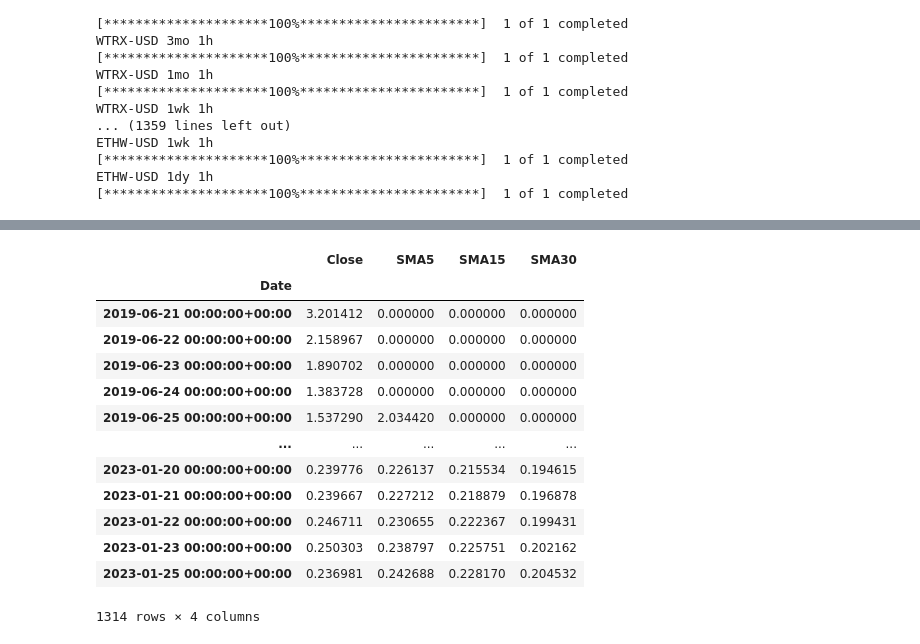
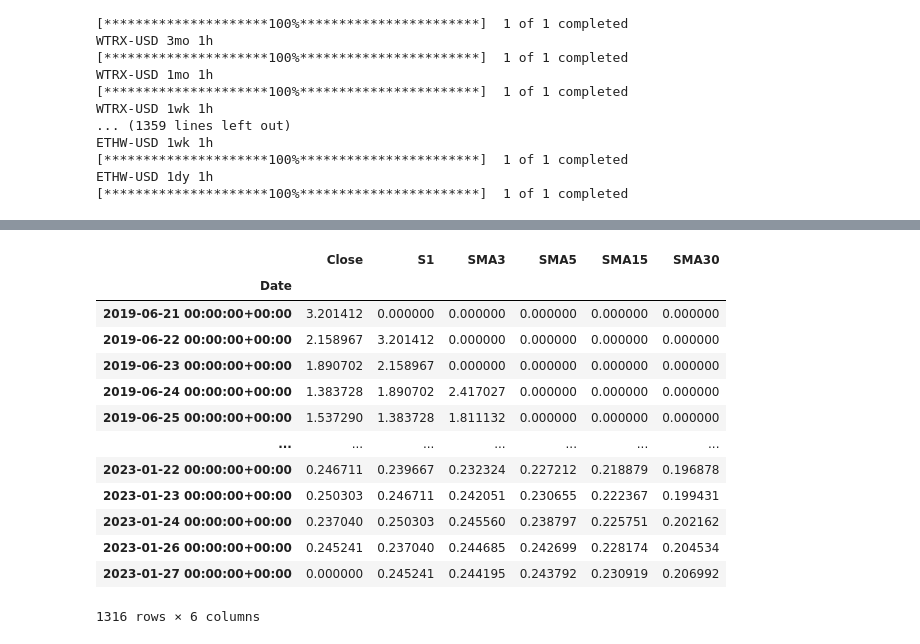
Before and after one commit to ozukun/Crypto_Project, a Jupyter notebook: Crypto_Main.ipynb, the cells around one changed output, grey strips where cells are left out. Cells and saved outputs as stored; diff of their text form; code cells hidden in the pictures.

```diff
--- a/Crypto_Main.ipynb
+++ b/Crypto_Main.ipynb
@@ -501,13 +473,23 @@ display(HTML(html))
 # %%
+from datetime import timedelta
 df_ALGO = pd.DataFrame(getRates('ALGO-USD',  '10y',  '1d'))
+date=df_ALGO.index[-1]+ timedelta(days=1)
+
+print(df_ALGO)
+
+df_ALGO.loc[date, :] = [0]
+
 
 print(df_ALGO.size)
 
-df_ALGO['SMA5'] = df_ALGO['Close'].rolling(5).mean()
-df_ALGO['SMA15'] = df_ALGO['Close'].rolling(15).mean()
-df_ALGO['SMA30'] = df_ALGO['Close'].rolling(30).mean()
+df_ALGO['S1'] = df_ALGO['Close'].shift(1)
+df_ALGO['SMA3'] = df_ALGO['Close'].rolling(3).mean().shift(1)
+df_ALGO['SMA5'] = df_ALGO['Close'].rolling(5).mean().shift(1)
+df_ALGO['SMA15'] = df_ALGO['Close'].rolling(15).mean().shift(1)
+df_ALGO['SMA30'] = df_ALGO['Close'].rolling(30).mean().shift(1)
 
-
+df_ALGO['S1'] = df_ALGO['S1'].fillna(0)
+df_ALGO['SMA3'] = df_ALGO['SMA3'].fillna(0)
 df_ALGO['SMA5'] = df_ALGO['SMA5'].fillna(0)
 df_ALGO['SMA15'] = df_ALGO['SMA15'].fillna(0)
 df_ALGO['SMA30'] = df_ALGO['SMA30'].fillna(0)
@@ -517,7 +499,7 @@ df_ALGO['SMA30'] = df_ALGO['SMA30'].fillna(0)
 X = df_ALGO.iloc[:, 1:-1].values
 y = df_ALGO.iloc[:, 0].values
 
-y
+
 
 df_ALGO
 # %% [output]
@@ -527,17 +524,17 @@ ALGO-USD 10y 1d
-|  | Close | SMA5 | SMA15 | SMA30 |
-| Date |  |  |  |  |
-| 2019-06-21 00:00:00+00:00 | 3.201412 | 0.000000 | 0.000000 | 0.000000 |
-| 2019-06-22 00:00:00+00:00 | 2.158967 | 0.000000 | 0.000000 | 0.000000 |
-| 2019-06-23 00:00:00+00:00 | 1.890702 | 0.000000 | 0.000000 | 0.000000 |
-| 2019-06-24 00:00:00+00:00 | 1.383728 | 0.000000 | 0.000000 | 0.000000 |
-| 2019-06-25 00:00:00+00:00 | 1.537290 | 2.034420 | 0.000000 | 0.000000 |
-| ... | ... | ... | ... | ... |
-| 2023-01-20 00:00:00+00:00 | 0.239776 | 0.226137 | 0.215534 | 0.194615 |
-| 2023-01-21 00:00:00+00:00 | 0.239667 | 0.227212 | 0.218879 | 0.196878 |
-| 2023-01-22 00:00:00+00:00 | 0.246711 | 0.230655 | 0.222367 | 0.199431 |
-| 2023-01-23 00:00:00+00:00 | 0.250303 | 0.238797 | 0.225751 | 0.202162 |
-| 2023-01-25 00:00:00+00:00 | 0.236981 | 0.242688 | 0.228170 | 0.204532 |
+|  | Close | S1 | SMA3 | SMA5 | SMA15 | SMA30 |
+| Date |  |  |  |  |  |  |
+| 2019-06-21 00:00:00+00:00 | 3.201412 | 0.000000 | 0.000000 | 0.000000 | 0.000000 | 0.000000 |
+| 2019-06-22 00:00:00+00:00 | 2.158967 | 3.201412 | 0.000000 | 0.000000 | 0.000000 | 0.000000 |
+| 2019-06-23 00:00:00+00:00 | 1.890702 | 2.158967 | 0.000000 | 0.000000 | 0.000000 | 0.000000 |
+| 2019-06-24 00:00:00+00:00 | 1.383728 | 1.890702 | 2.417027 | 0.000000 | 0.000000 | 0.000000 |
+| 2019-06-25 00:00:00+00:00 | 1.537290 | 1.383728 | 1.811132 | 0.000000 | 0.000000 | 0.000000 |
+| ... | ... | ... | ... | ... | ... | ... |
+| 2023-01-22 00:00:00+00:00 | 0.246711 | 0.239667 | 0.232324 | 0.227212 | 0.218879 | 0.196878 |
+| 2023-01-23 00:00:00+00:00 | 0.250303 | 0.246711 | 0.242051 | 0.230655 | 0.222367 | 0.199431 |
+| 2023-01-24 00:00:00+00:00 | 0.237040 | 0.250303 | 0.245560 | 0.238797 | 0.225751 | 0.202162 |
+| 2023-01-26 00:00:00+00:00 | 0.245241 | 0.237040 | 0.244685 | 0.242699 | 0.228174 | 0.204534 |
+| 2023-01-27 00:00:00+00:00 | 0.000000 | 0.245241 | 0.244195 | 0.243792 | 0.230919 | 0.206992 |
-1314 rows × 4 columns
+1316 rows × 6 columns
 # %%
 import tensorflow as tf
 from tensorflow.keras.layers import Dense
```
Also changed, not shown: parts of 13 cells of this notebook.
